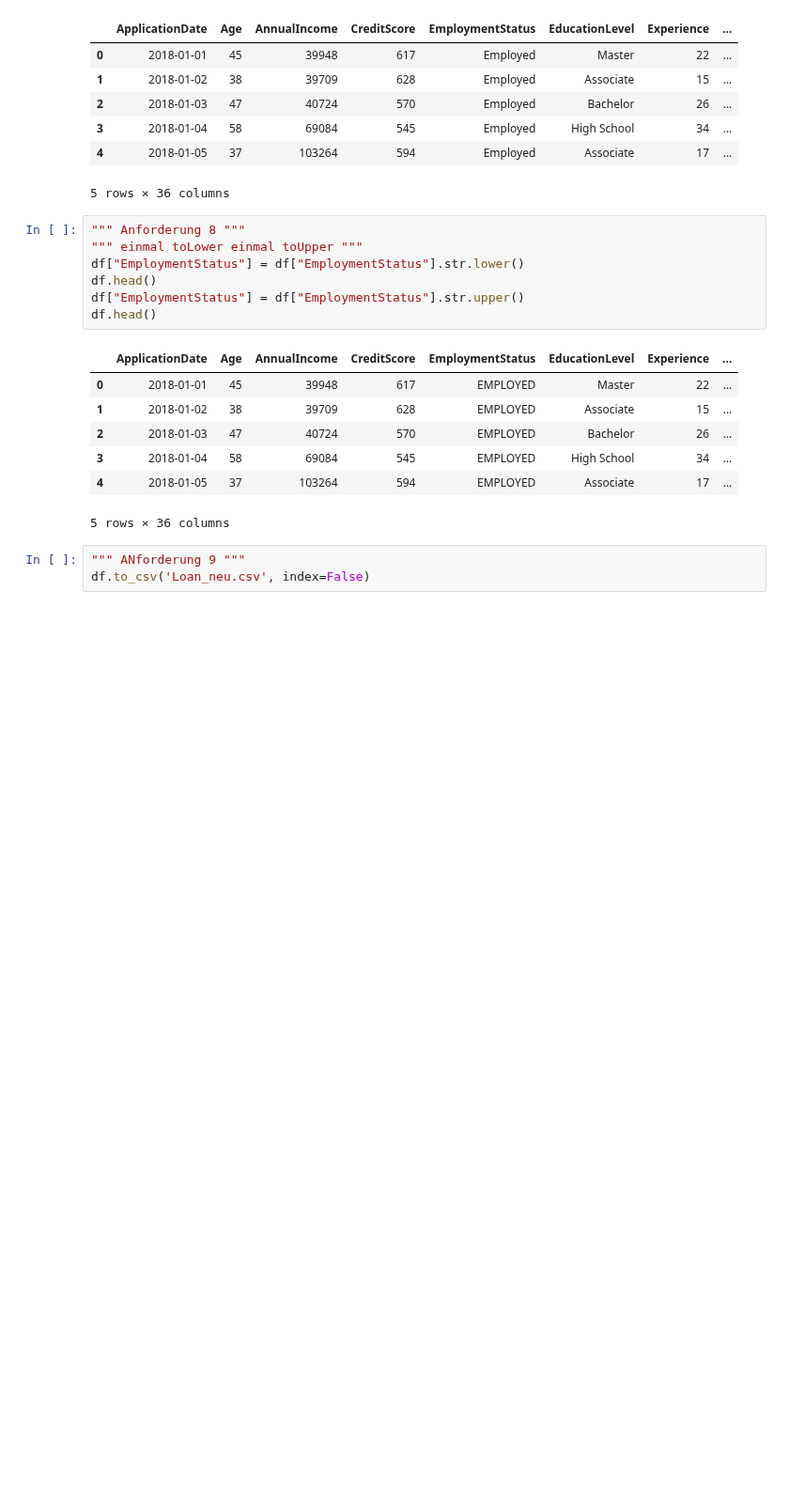
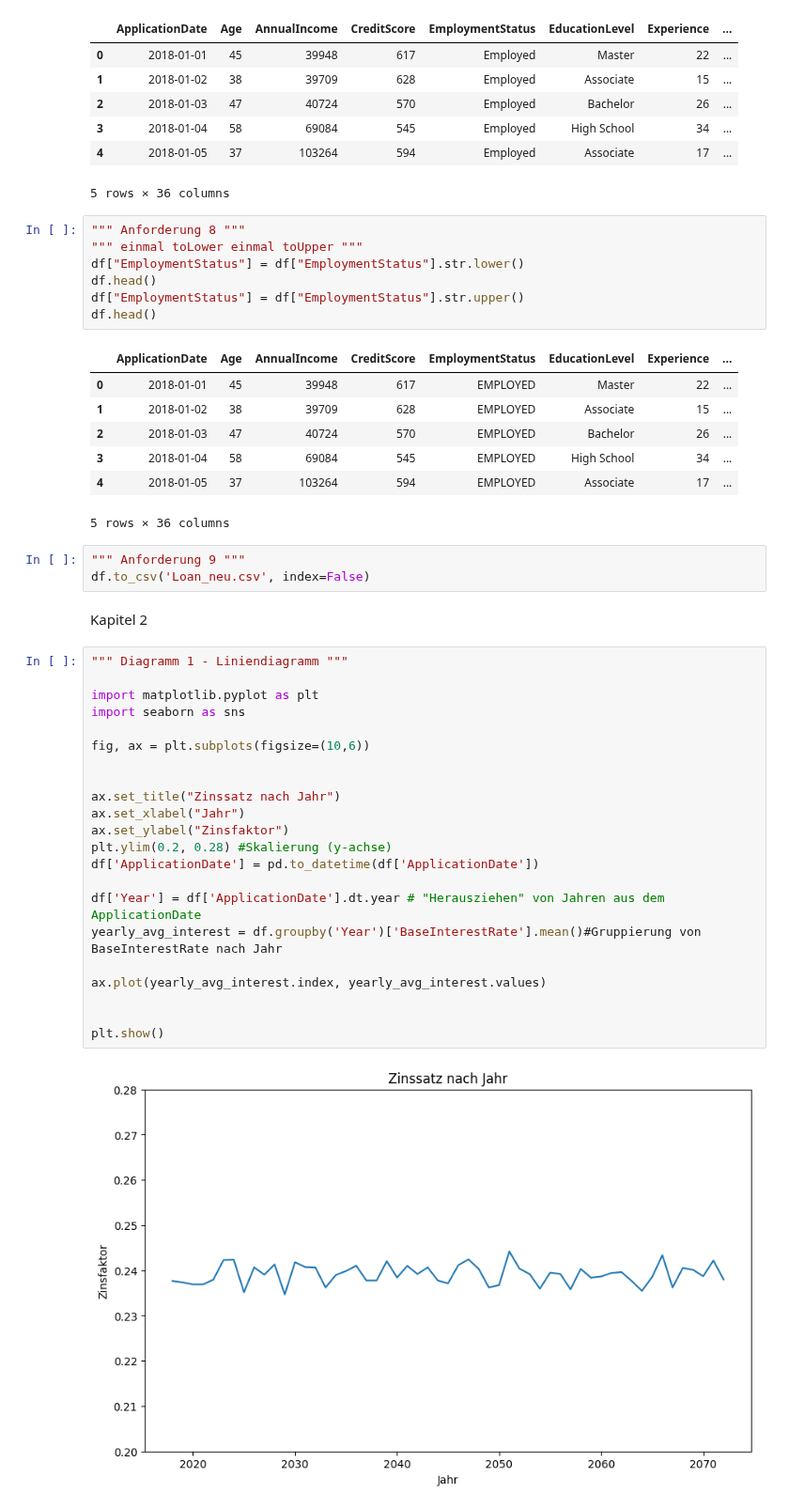
Before and after one commit to jovicdev97/financial-data-analytics, a Jupyter notebook: test.ipynb, the cells around one changed output. Shown at 94% size. Cells and saved outputs as stored; diff of their text form; blank space fills up the shorter version.

Commit message:
Add: Kapitel 2 LineChart

```diff
--- a/test.ipynb
+++ b/test.ipynb
@@ -145,5 +145,31 @@ df.head()
 | 4 | 2018-01-05 | 37 | 103264 | 594 | EMPLOYED | Associate | 17 | ... |
 5 rows × 36 columns
 # %%
-""" ANforderung 9 """
+""" Anforderung 9 """
 df.to_csv('Loan_neu.csv', index=False)
+# %% [markdown]
+Kapitel 2
+# %%
+""" Diagramm 1 - Liniendiagramm """
+
+import matplotlib.pyplot as plt
+import seaborn as sns
+
+fig, ax = plt.subplots(figsize=(10,6))
+
+
+ax.set_title("Zinssatz nach Jahr")
+ax.set_xlabel("Jahr")
+ax.set_ylabel("Zinsfaktor")
+plt.ylim(0.2, 0.28) #Skalierung (y-achse)
+df['ApplicationDate'] = pd.to_datetime(df['ApplicationDate'])
+
+df['Year'] = df['ApplicationDate'].dt.year # "Herausziehen" von Jahren aus dem ApplicationDate
+yearly_avg_interest = df.groupby('Year')['BaseInterestRate'].mean()#Gruppierung von BaseInterestRate nach Jahr
+
+ax.plot(yearly_avg_interest.index, yearly_avg_interest.values)
+
+
+plt.show()
+# %% [output]
+[figure, added]
```
